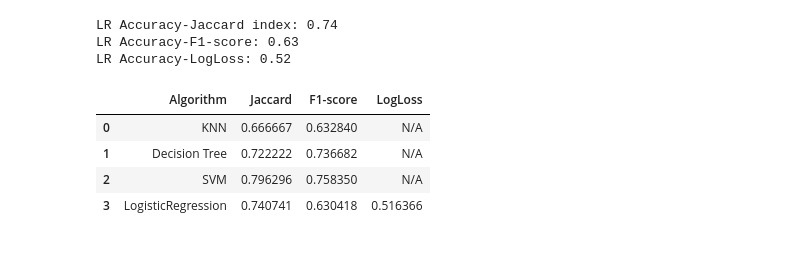
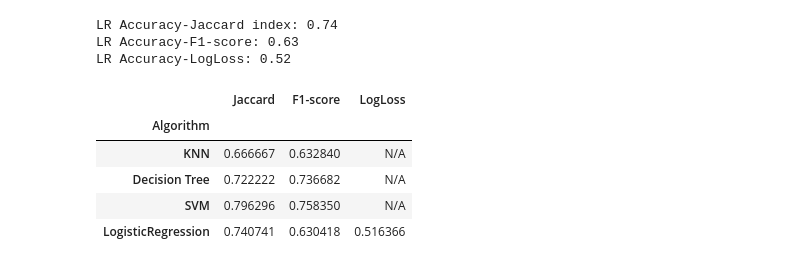
Before and after one commit to sushant822/Classification-with-Python, a Jupyter notebook: Classification with Python.ipynb, the cells around one changed output. Drawn from its saved outputs; the diff is of its cells as text; code cells hidden in the pictures.

```diff
--- a/Classification with Python.ipynb
+++ b/Classification with Python.ipynb
@@ -486,14 +486,16 @@ LR Accuracy-LogLoss: 0.52
 # %%
 data = {'Algorithm': ['KNN', 'Decision Tree', 'SVM', 'LogisticRegression'],
         'Jaccard': [knn_j, dt_j, svm_j, lr_j],
         'F1-score': [knn_f1, dt_f1, svm_f1, lr_f1],
         'LogLoss': [knn_log, dt_log, svm_log, lr_log]
         }
 report = pd.DataFrame(data)
+report.set_index('Algorithm', inplace=True)
 report
 # %% [output]
-|  | Algorithm | Jaccard | F1-score | LogLoss |
-| 0 | KNN | 0.666667 | 0.632840 | N/A |
-| 1 | Decision Tree | 0.722222 | 0.736682 | N/A |
-| 2 | SVM | 0.796296 | 0.758350 | N/A |
-| 3 | LogisticRegression | 0.740741 | 0.630418 | 0.516366 |
+|  | Jaccard | F1-score | LogLoss |
+| Algorithm |  |  |  |
+| KNN | 0.666667 | 0.632840 | N/A |
+| Decision Tree | 0.722222 | 0.736682 | N/A |
+| SVM | 0.796296 | 0.758350 | N/A |
+| LogisticRegression | 0.740741 | 0.630418 | 0.516366 |
```
Also changed, not shown: 1 other file.
